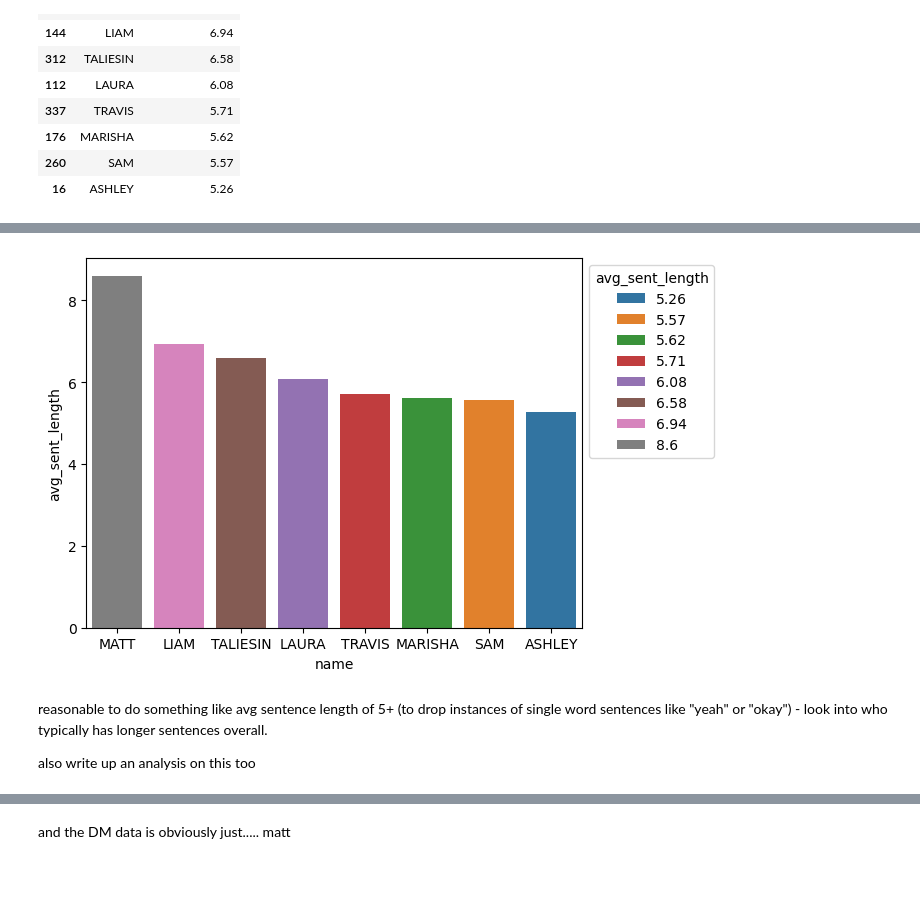
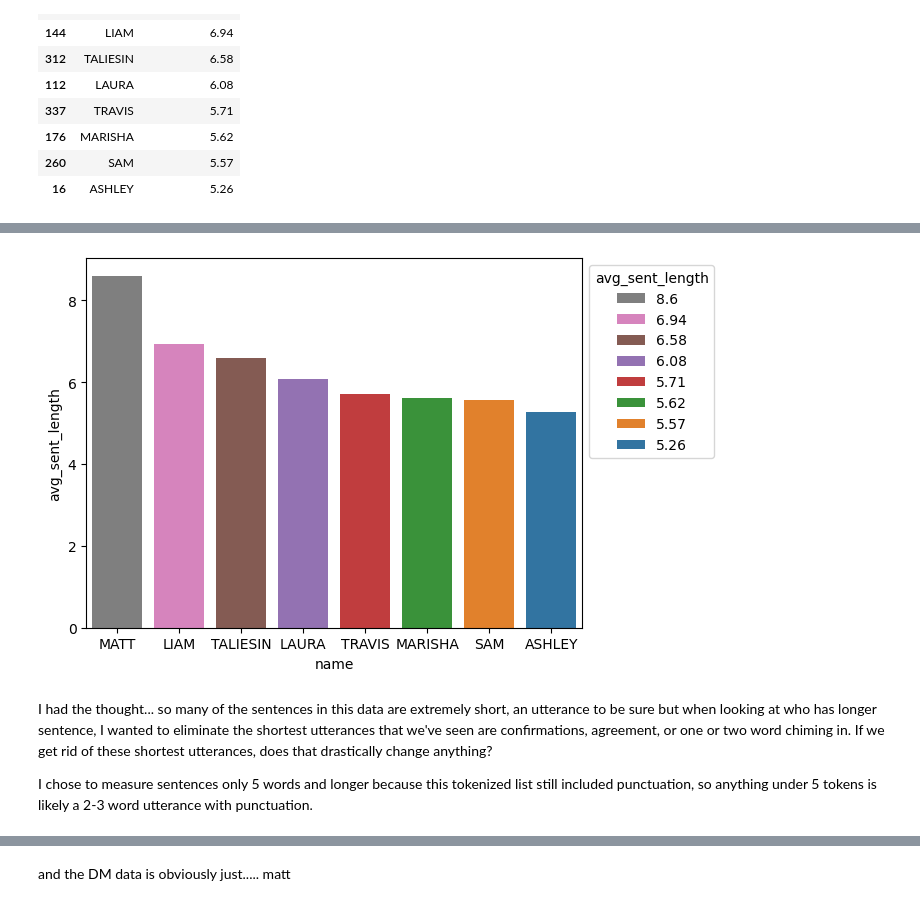
Before and after one commit to Data-Science-for-Linguists-2025/Critical-Role-Analysis, a Jupyter notebook: notebooks/cr_analysis.ipynb, the cells around one changed output, grey strips where cells are left out. Saved outputs shown, nothing was run; the diff lists cells and outputs as text; code cells hidden in the pictures; blank space fills up the shorter version.

```diff
--- a/notebooks/cr_analysis.ipynb
+++ b/notebooks/cr_analysis.ipynb
@@ -184,4 +185,5 @@ Name: speech_turn, Length: 434050, dtype: object
 # %%
+tokens = cr_df.speech.map(nltk.word_tokenize)
 cr_df['tokens']=tokens         #create token column
 cr_df['nopunc']=cr_df['tokens'].apply(lambda tokens: [w for w in tokens if w not in punctuations]) #list comprehend to remove toks
 cr_df = cr_df.drop('tokens', axis=1)     #drop that toks col, we don't actually want it
@@ -285,5 +289,7 @@ cr_df = cr_df.drop('nopunc', axis=1)
 # %%
 cr_df['avg_word_length'] = wlength.map(sum)/cr_df['word_count']
 cr_df['avg_word_length'] = cr_df['avg_word_length'].fillna(0)
+cr_df['avg_word_length'] = cr_df['avg_word_length'].map("{:.2f}".format)
+cr_df['avg_word_length'] = cr_df['avg_word_length'].map(float)
 cr_df.head()
 # %% [output]
@@ -322,7 +330,7 @@ I contemplated correcting this line to separate into multiple words, but I'm not
 # %% [markdown]
 ### Sentences and sentence length
 # %%
-sents = cr_df.speech_turn.map(nltk.sent_tokenize)
+sents = cr_df.speech.map(nltk.sent_tokenize)
 sents[0]   #we can take a look at that full opening speech
 # %% [output]
 ["We've got some cool stuff to talk about.",
@@ -335,4 +343,4 @@ sents[0]   #we can take a look at that full opening speech
  "It's D-N-D."]
 # %%
 sentlength = sents.map(len)    #number of sentences spoken per line
-sentlength
+cr_df['sents_count'] = sentlength
@@ -456,10 +463,10 @@ plt.show()
 # %%
 slenplot = sns.barplot(avgsents, x="name", y="avg_sent_length", hue="avg_sent_length", dodge=False)
-sns.move_legend(slenplot, "upper left", bbox_to_anchor=(1, 1))
+sns.move_legend(slenplot, "upper left", bbox_to_anchor=(1, 1), reverse=True)
 plt.show()
 # %% [output]
-[figure, old version]
+[figure, new version]
-# %% [markdown]
-reasonable to do something like avg sentence length of 5+ (to drop instances of single word sentences like "yeah" or "okay") - look into who typically has longer sentences overall.
-
-also write up an analysis on this too
+# %% [markdown]
+I had the thought... so many of the sentences in this data are extremely short, an utterance to be sure but when looking at who has longer sentence, I wanted to eliminate the shortest utterances that we've seen are confirmations, agreement, or one or two word chiming in. If we get rid of these shortest utterances, does that drastically change anything?
+
+I chose to measure sentences only 5 words and longer because this tokenized list still included punctuation, so anything under 5 tokens is likely a 2-3 word utterance with punctuation.
```
Also changed, not shown: parts of 134 cells of this notebook.
